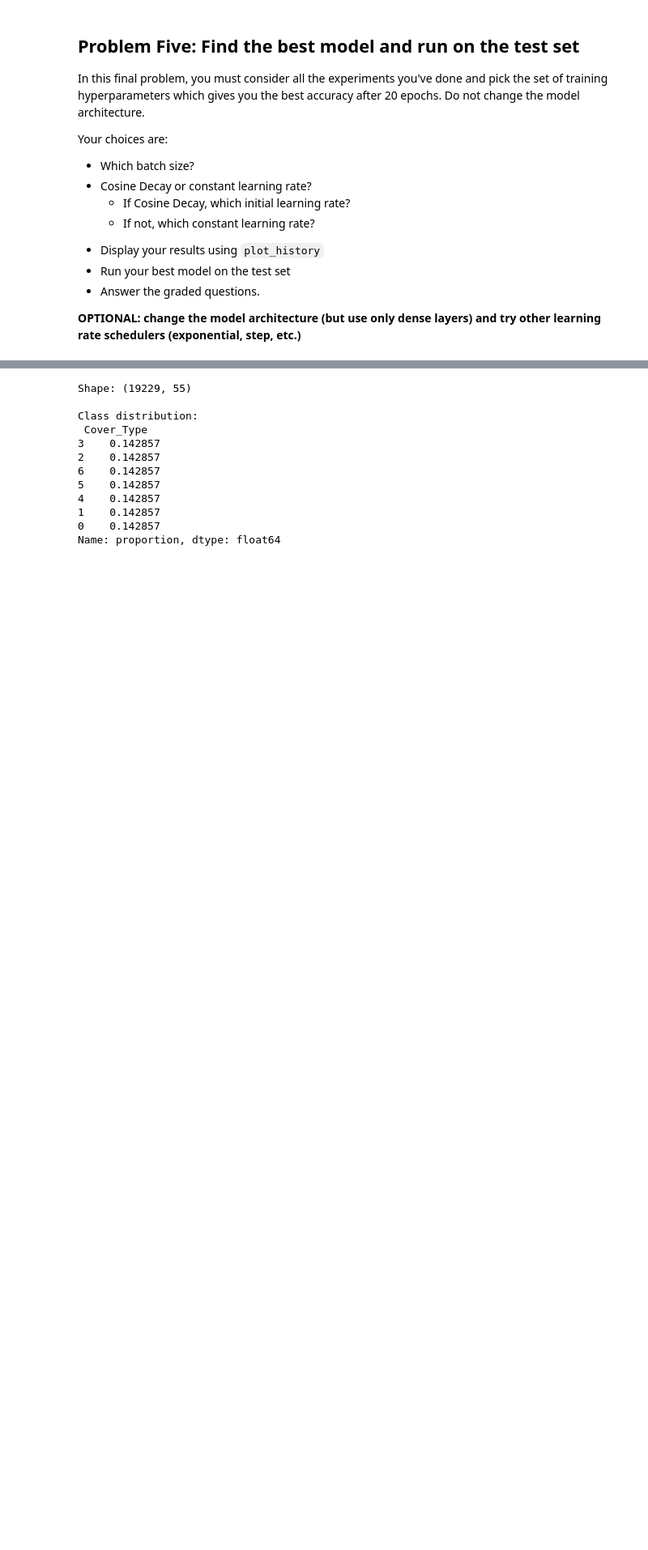
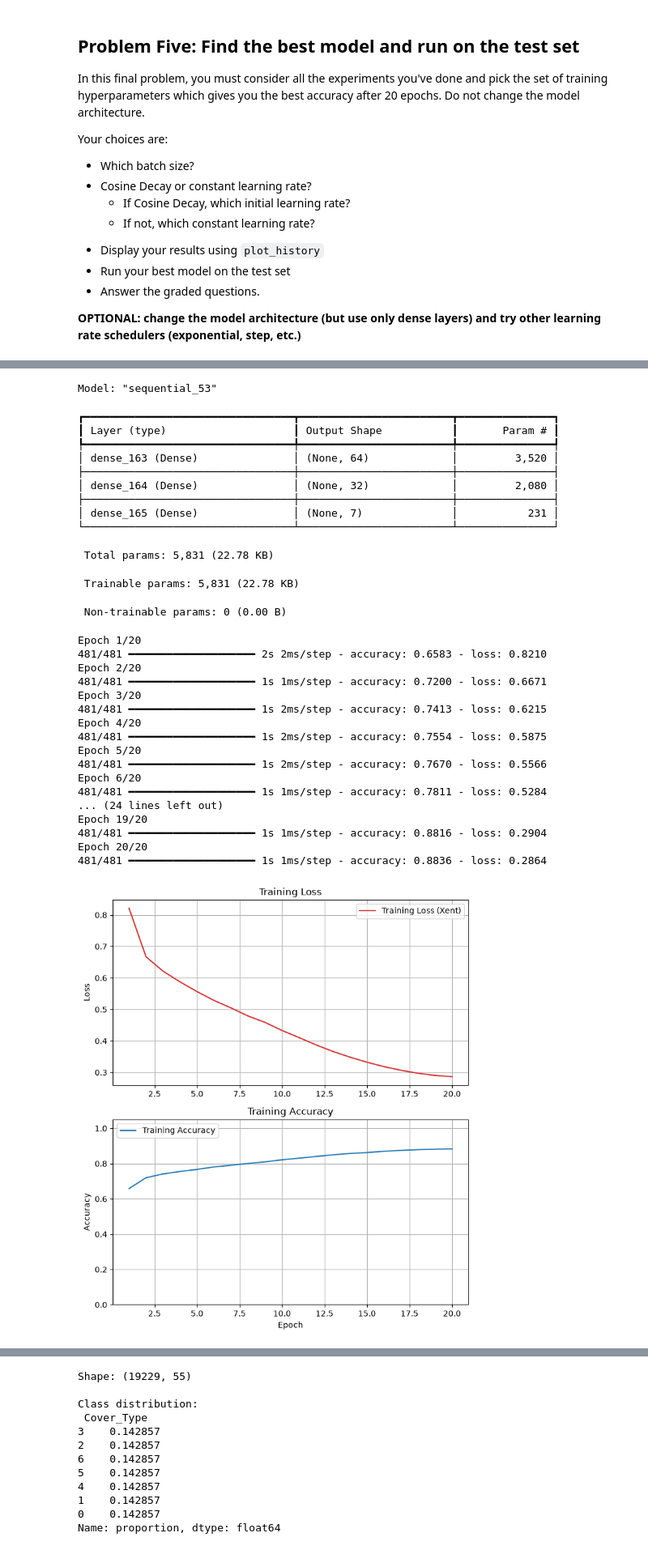
Before and after one commit to AL-Holmes/DX703-Assignments, a Jupyter notebook: Homework_02.ipynb, the cells around one changed output, grey strips where cells are left out. Shown at 81% size. Drawn from its saved outputs; the diff is of its cells as text; code cells hidden in the pictures; blank space fills up the shorter version.

```diff
--- a/Homework_02.ipynb
+++ b/Homework_02.ipynb
@@ -668,0 +739,68 @@ Final Training Accuracy: 0.6977
+# %%
+epochs = 20
+batch_size = 32
+steps_per_epoch = int(np.ceil(len(X_train) / batch_size))
+total_steps = epochs * steps_per_epoch
+initial_rate = 0.01
+
+lr_schedule = CosineDecay(
+initial_learning_rate=0.01,
+decay_steps=total_steps,
+alpha=0.0  # Final LR = 0
+)
+optimizer = Adam(learning_rate=lr_schedule)
+
+model_best = Sequential(
+[
+    Input(shape=(X_train.shape[1],)),     # Explicit input layer
+    Dense(64, activation="relu"),
+    Dense(32, activation="relu"),
+    Dense(len(classes), activation="softmax")
+]
+)
+
+model_best.summary()
+
+model_best.compile(optimizer=optimizer, loss='sparse_categorical_crossentropy',metrics=['accuracy'])
+
+regression_history_best = model_best.fit(X_train_scaled,
+                                        y_train,
+                                        epochs  = epochs,     # Specify the number of iterations of training
+                                        # batch_size=batch_size,
+                                        verbose = 1             # run silently
+                                        )
+
+plot_history(regression_history_best)
+loss,acc = model_best.evaluate(X_test,y_test)
+# %% [output]
+Model: "sequential_53"
+┏━━━━━━━━━━━━━━━━━━━━━━━━━━━━━━━━━┳━━━━━━━━━━━━━━━━━━━━━━━━┳━━━━━━━━━━━━━━━┓
+┃ Layer (type)                    ┃ Output Shape           ┃       Param # ┃
+┡━━━━━━━━━━━━━━━━━━━━━━━━━━━━━━━━━╇━━━━━━━━━━━━━━━━━━━━━━━━╇━━━━━━━━━━━━━━━┩
+│ dense_163 (Dense)               │ (None, 64)             │         3,520 │
+├─────────────────────────────────┼────────────────────────┼───────────────┤
+│ dense_164 (Dense)               │ (None, 32)             │         2,080 │
+├─────────────────────────────────┼────────────────────────┼───────────────┤
+│ dense_165 (Dense)               │ (None, 7)              │           231 │
+└─────────────────────────────────┴────────────────────────┴───────────────┘
+ Total params: 5,831 (22.78 KB)
+ Trainable params: 5,831 (22.78 KB)
+ Non-trainable params: 0 (0.00 B)
+Epoch 1/20
+481/481 ━━━━━━━━━━━━━━━━━━━━ 2s 2ms/step - accuracy: 0.6583 - loss: 0.8210
+Epoch 2/20
+481/481 ━━━━━━━━━━━━━━━━━━━━ 1s 1ms/step - accuracy: 0.7200 - loss: 0.6671
+Epoch 3/20
+481/481 ━━━━━━━━━━━━━━━━━━━━ 1s 2ms/step - accuracy: 0.7413 - loss: 0.6215
+Epoch 4/20
+481/481 ━━━━━━━━━━━━━━━━━━━━ 1s 2ms/step - accuracy: 0.7554 - loss: 0.5875
+Epoch 5/20
+481/481 ━━━━━━━━━━━━━━━━━━━━ 1s 2ms/step - accuracy: 0.7670 - loss: 0.5566
+Epoch 6/20
+481/481 ━━━━━━━━━━━━━━━━━━━━ 1s 1ms/step - accuracy: 0.7811 - loss: 0.5284
+... (24 lines left out)
+Epoch 19/20
+481/481 ━━━━━━━━━━━━━━━━━━━━ 1s 1ms/step - accuracy: 0.8816 - loss: 0.2904
+Epoch 20/20
+481/481 ━━━━━━━━━━━━━━━━━━━━ 1s 1ms/step - accuracy: 0.8836 - loss: 0.2864
+[figure, added]
```
Also changed, not shown: parts of 7 cells of this notebook.
